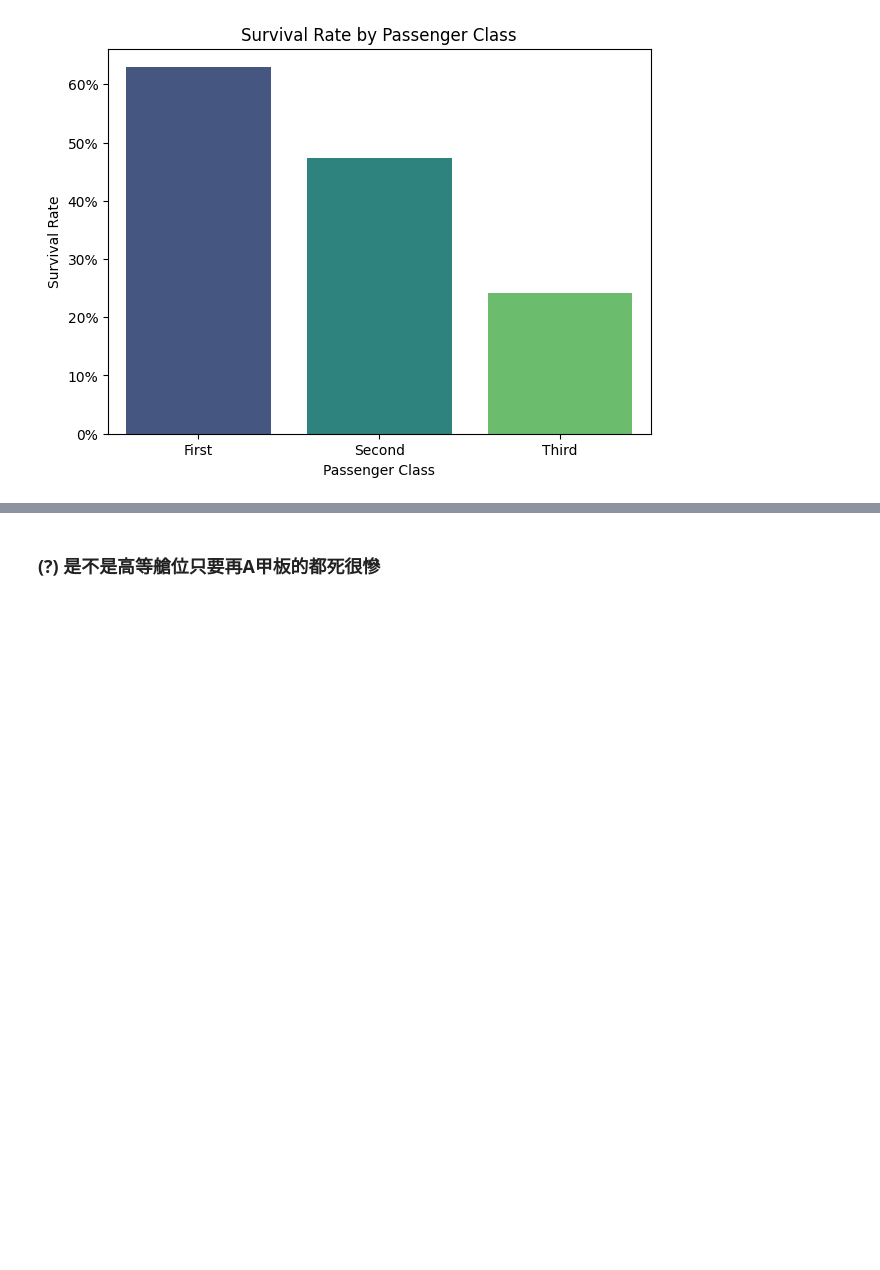
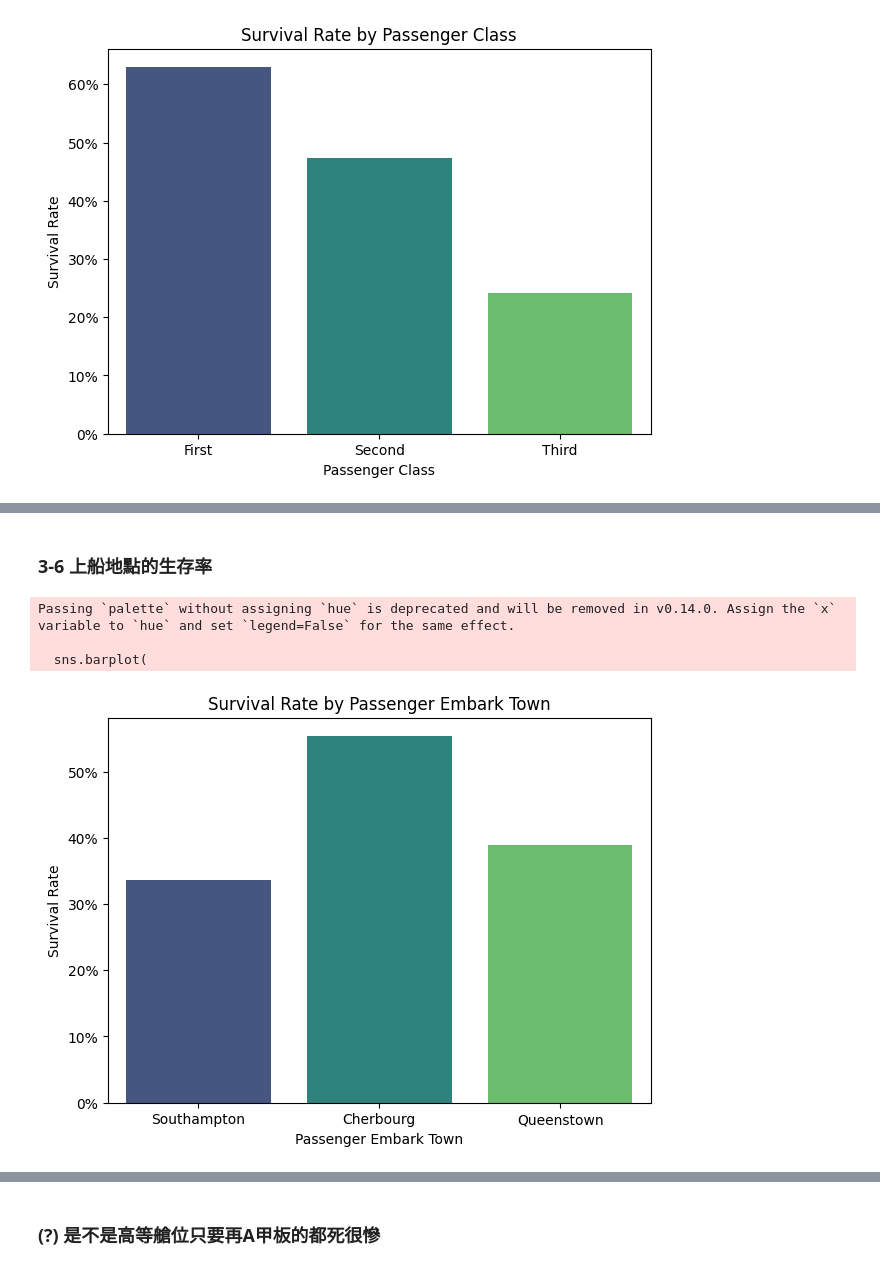
Before and after one commit to ChungyiBossi/GjunDataAnaysis, a Jupyter notebook: Titanic.ipynb, the cells around one changed output, grey strips where cells are left out. Drawn from its saved outputs; the diff is of its cells as text; code cells hidden in the pictures; blank space fills up the shorter version.

```diff
--- a/Titanic.ipynb
+++ b/Titanic.ipynb
@@ -250,3 +259,23 @@ Passing `palette` without assigning `hue` is deprecated and will be removed in v
+# %% [markdown]
+### 3-6 上船地點的生存率
+# %%
+plt.figure(figsize=(7, 5))
+sns.barplot(
+    x='embark_town', y='survived',  # 欄位名稱
+    data=titanic_df,
+    palette='viridis', # 顏色風格
+    errorbar=None
+)
+plt.title('Survival Rate by Passenger Embark Town')
+plt.xlabel('Passenger Embark Town')
+plt.ylabel('Survival Rate')
+plt.gca().yaxis.set_major_formatter(mtick.PercentFormatter(xmax=1))
+plt.show()
+# %% [output]
+Passing `palette` without assigning `hue` is deprecated and will be removed in v0.14.0. Assign the `x` variable to `hue` and set `legend=False` for the same effect.
+
+  sns.barplot(
+[figure, added]
 # %% [markdown]
 鐵達尼號共有 10 層甲板，主要分為船員區及頭等、二等、三等艙的活動與住宿空間。以下為從上至下的詳細結構與功能分布：頂層甲板 (船艇甲板 / Boat Deck)位置：
 
```
Also changed, not shown: parts of 16 cells of this notebook.
